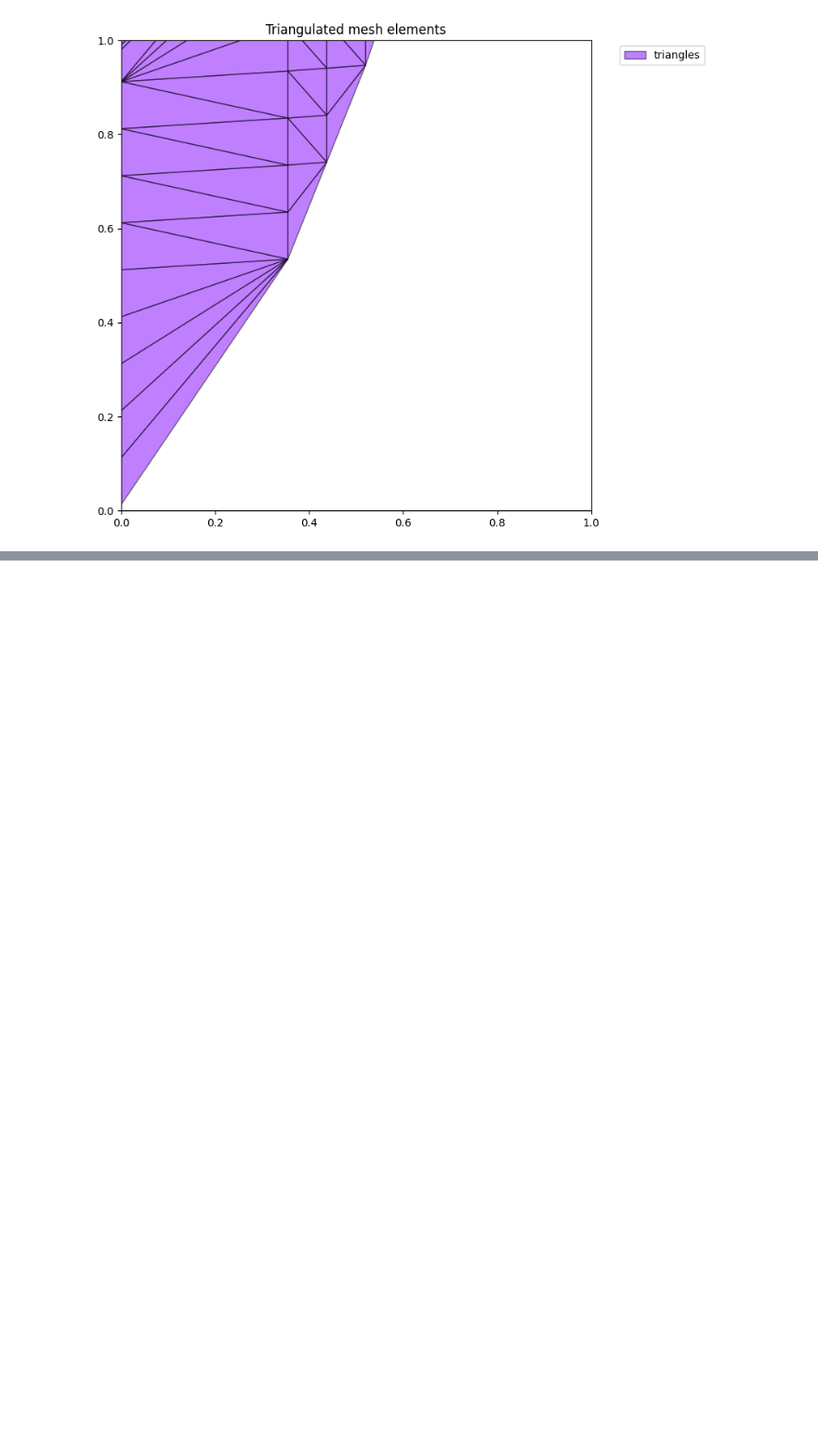
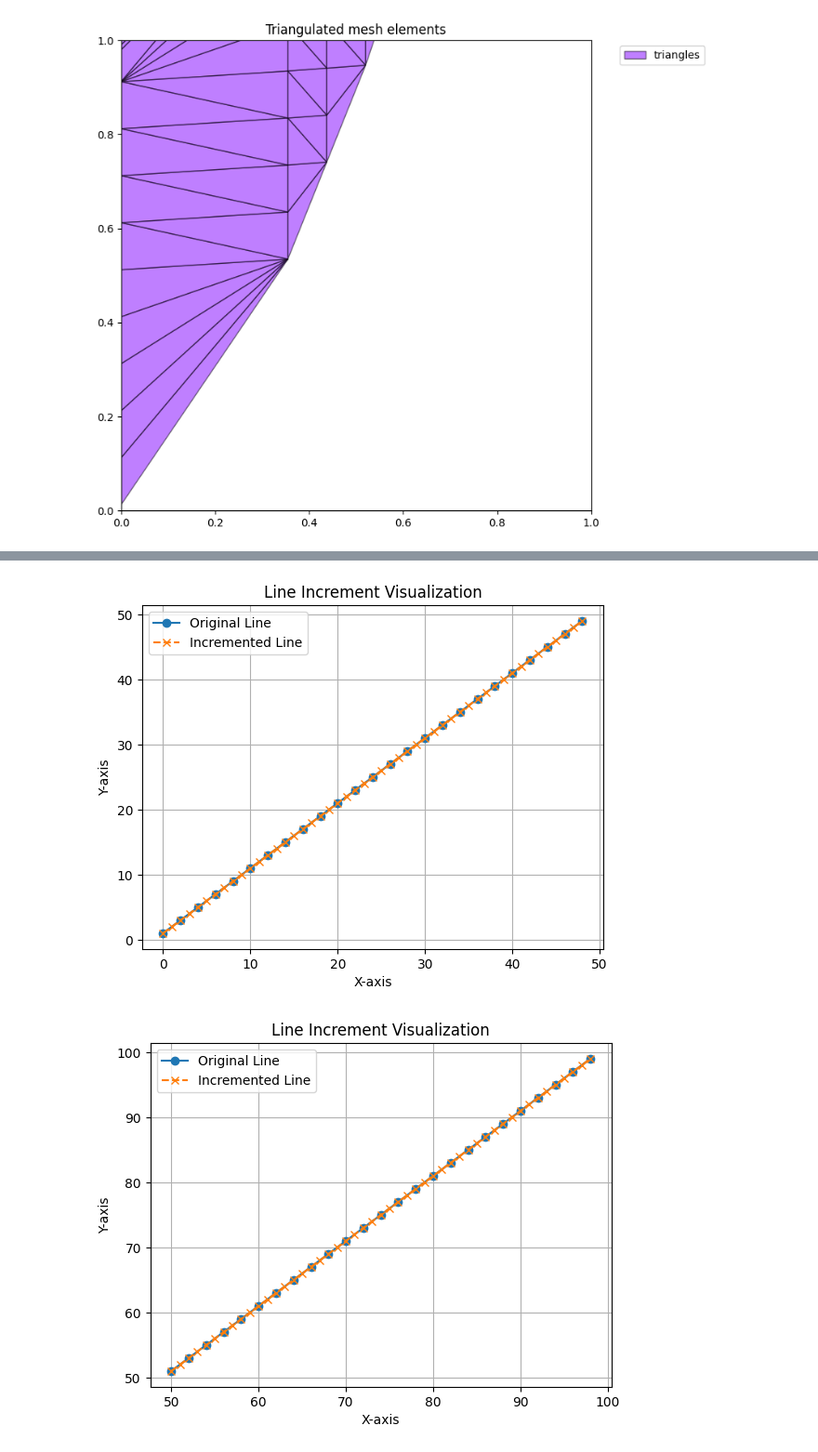
Before and after one commit to nuhaadhmahid/Spatial_Tailoring, a Jupyter notebook: Testing.ipynb, the cells around one changed output, grey strips where cells are left out. Shown at 93% size. Cells and saved outputs as stored; diff of their text form; code cells hidden in the pictures; blank space fills up the shorter version.

```diff
--- a/Testing.ipynb
+++ b/Testing.ipynb
@@ -79,0 +127,69 @@ After intersection - Lines 1 shape: 10 Lines 2 shape: 10
+# %%
+
+import numpy as np
+import os
+from concurrent.futures import ThreadPoolExecutor
+import Utils
+import matplotlib.pyplot as plt
+%matplotlib inline
+
+def increment_line(line, increment_size):
+    """
+    Increments each point in the line by a specified size.
+    Parameters
+        lines : np.ndarray : An array of shape (N, M) representing N lines, each with M coordinates.
+    Returns
+        np.ndarray : An array of shape (2*N - 1, M) containing the original lines and their midpoints interleaved.
+    """
+    if not isinstance(line, np.ndarray) or line.ndim != 2 or line.shape[0] < 2:
+        raise ValueError(
+            f"Input line must be a 2D numpy array with at least 2 points. Received {line.shape}"
+        )
+    if not isinstance(increment_size, (int, float)) or increment_size <= 0:
+        raise ValueError(
+            f"Increment size must be a positive number. Received {increment_size}"
+        )
+
+    dists = np.linalg.norm(np.diff(line, axis=0), axis=1)
+    increments = np.floor(dists / increment_size).astype(int)
+    print(increments)
+
+    num_points = sum(increments) + 1
+    new_line = np.zeros((num_points, line.shape[1]))
+
+    # New points
+    points = [line[0]]
+    for idx, inc in enumerate(increments):
+        if inc > 0:
+            segment = np.linspace(line[idx], line[idx + 1], inc + 1)[1:]
+            points.extend(segment)
+        else:
+            points.append(line[idx + 1])
+    new_line = np.array(points)
+
+    return new_line
+
+
+
+
+mesh_size = 1
+lines = np.arange(100).reshape(2,-1, 2)
+
+
+num_workers = max((os.cpu_count() - 2, 1))
+args = [(line, mesh_size) for line in lines]
+with ThreadPoolExecutor(num_workers) as executor:
+    new_lines = list(executor.map(lambda ab: Utils.GeoOps.increment_line(*ab), args))
+
+for line, new_line in zip(lines, new_lines):
+    plt.plot(line[:, 0], line[:, 1], 'o-', label='Original Line')
+    plt.plot(new_line[:, 0], new_line[:, 1], 'x--', label='Incremented Line')
+    plt.title('Line Increment Visualization')
+    plt.xlabel('X-axis')
+    plt.ylabel('Y-axis')
+    plt.legend()
+    plt.grid()
+    plt.show()
+# %% [output]
+[figure, added]
+[figure, added]
```
Also changed, not shown: parts of 1 cell of this notebook, 8 other files.
